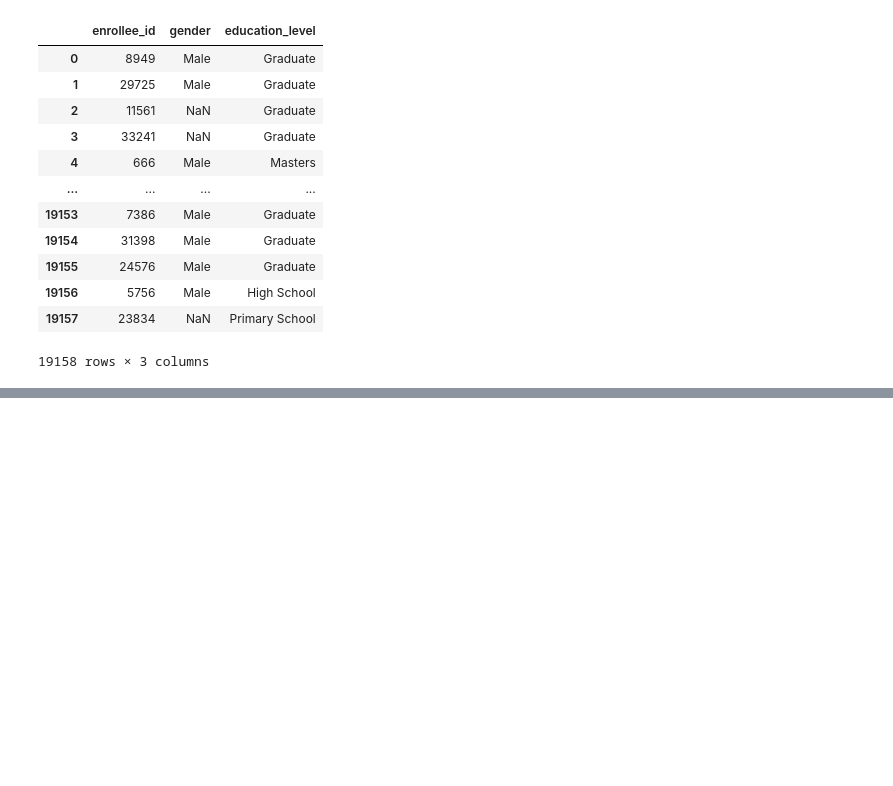
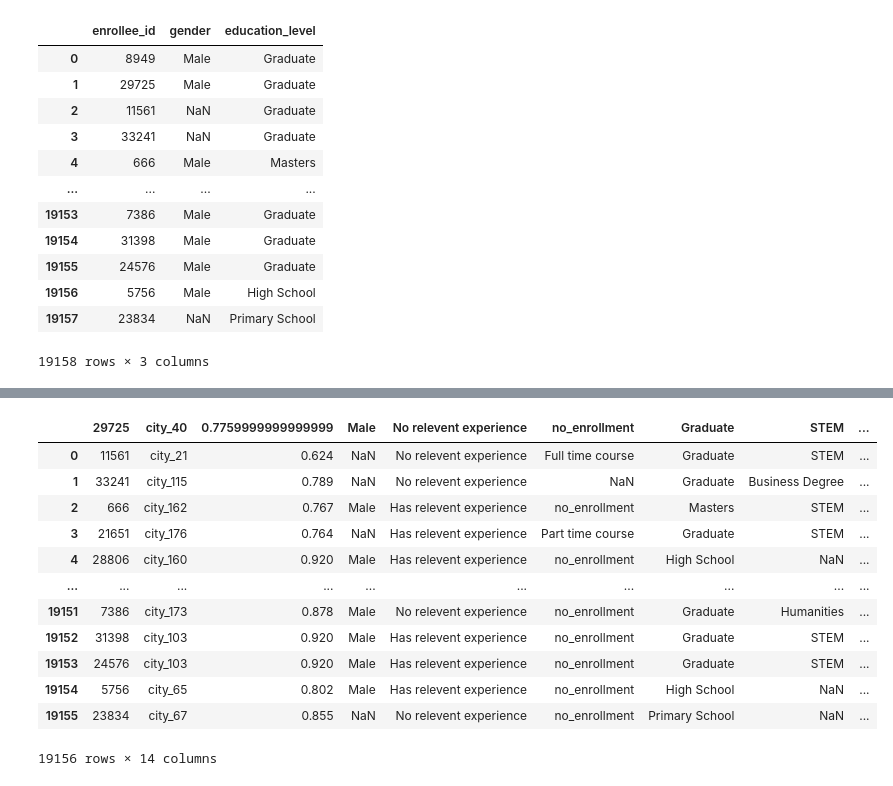
Before and after one commit to sakshammaggu/Machine-Learning, a Jupyter notebook: 04-DataGathering/01-WorkingWithCSVFiles/workingWithCsvFile.ipynb, the cells around one changed output, grey strips where cells are left out. Cells and saved outputs as stored; diff of their text form; code cells hidden in the pictures; blank space fills up the shorter version.

Commit message:
skiprows and encoding parameter

```diff
--- a/04-DataGathering/01-WorkingWithCSVFiles/workingWithCsvFile.ipynb
+++ b/04-DataGathering/01-WorkingWithCSVFiles/workingWithCsvFile.ipynb
@@ -84,0 +103,17 @@ df4
+# %%
+# 6. Skiprows/nrows parameter
+pd.read_csv('./data/aug_train.csv', skiprows=[0, 1])
+# %% [output]
+|  | 29725 | city_40 | 0.7759999999999999 | Male | No relevent experience | no_enrollment | Graduate | STEM | ... |
+| 0 | 11561 | city_21 | 0.624 | NaN | No relevent experience | Full time course | Graduate | STEM | ... |
+| 1 | 33241 | city_115 | 0.789 | NaN | No relevent experience | NaN | Graduate | Business Degree | ... |
+| 2 | 666 | city_162 | 0.767 | Male | Has relevent experience | no_enrollment | Masters | STEM | ... |
+| 3 | 21651 | city_176 | 0.764 | NaN | Has relevent experience | Part time course | Graduate | STEM | ... |
+| 4 | 28806 | city_160 | 0.920 | Male | Has relevent experience | no_enrollment | High School | NaN | ... |
+| ... | ... | ... | ... | ... | ... | ... | ... | ... | ... |
+| 19151 | 7386 | city_173 | 0.878 | Male | No relevent experience | no_enrollment | Graduate | Humanities | ... |
+| 19152 | 31398 | city_103 | 0.920 | Male | Has relevent experience | no_enrollment | Graduate | STEM | ... |
+| 19153 | 24576 | city_103 | 0.920 | Male | Has relevent experience | no_enrollment | Graduate | STEM | ... |
+| 19154 | 5756 | city_65 | 0.802 | Male | Has relevent experience | no_enrollment | High School | NaN | ... |
+| 19155 | 23834 | city_67 | 0.855 | NaN | No relevent experience | no_enrollment | Primary School | NaN | ... |
+19156 rows × 14 columns
```
Also changed, not shown: parts of 2 cells of this notebook.
